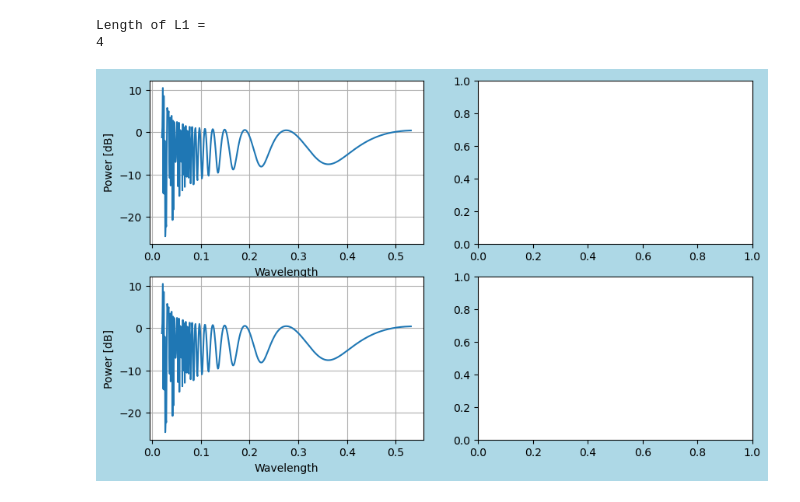
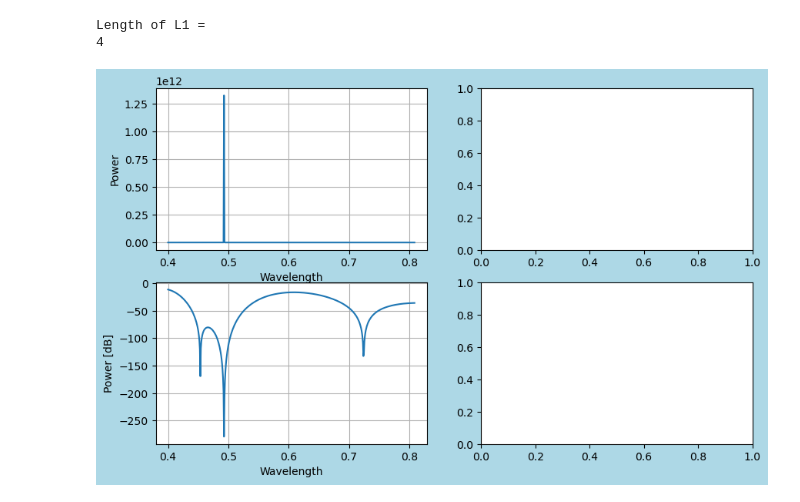
Before and after one commit to tacticstactics/Optical_thin_film_coating, a Jupyter notebook: Antireflection_main.ipynb, the cells around one changed output. Saved outputs shown, nothing was run; the diff lists cells and outputs as text; code cells hidden in the pictures.

```diff
--- a/Antireflection_main.ipynb
+++ b/Antireflection_main.ipynb
@@ -4,8 +4,6 @@ import matplotlib.pyplot as plt
 
 def transfermatrix(wl, n_name, th1):
 
-    nL = 1.463 + 0.003827/(wl**2) + 0.000/(wl**4)
-    nH = 2.1305 + 0.018499/(wl**2) + 0.00199850/(wl**4)
     #nQuartz = 1.6553 + 0.0086444/(wl.^2) + 0.00081178./(wl.^4)
     #nLN = sqrt(2.23413 + ((2.68312-wl.^2)/(wl.^2-0.04481)) + ((2.59121.* wl)/(wl - 109.776)));
 
@@ -16,9 +14,9 @@ def transfermatrix(wl, n_name, th1):
         case 0:
             n_index = 1
         case 1:
-            n_index = nL
+            n_index = 1.463 + 0.003827/(wl**2) + 0.000/(wl**4)
         case 2:
-            n_index = nH
+            n_index = 2.1305 + 0.018499/(wl**2) + 0.00199850/(wl**4)
 
 
 
@@ -40,18 +38,19 @@ def transfermatrix(wl, n_name, th1):
 #   thin_AR_func(startwl,stepwl,centerwl,mm,layer,thkpara);
 #global c;
 
-startwl = 0.02 # [um]
-stepwl = 0.001 # [um]
+startwl = 0.4 # [um]
+stepwl = 0.0008 # [um]
 
 mm = 512 # number of sampling point
 
 layer1 = np.array([0, 1, 2, 1])
 
-thkpara = np.array([0.181924, 0.181924, 0.181924, 0.181924])
+#thkpara = np.array([0.181924, 0.181924, 0.181924, 0.181924])
+thkpara = np.array([0.25, 0.25, 0.25, 0.25])
 
-len_layer1 = len(layer1)
+num_layers = len(layer1)
 print('Length of L1 = ')
-print(len_layer1)
+print(num_layers)
 
 wlcol= np.zeros(mm)
 P1col=np.zeros(mm)
@@ -65,78 +64,87 @@ for ii in range(mm):
     wl = startwl + stepwl *ii
     wlcol[ii] = wl
 
-    TMin = np.array([[1,0],[0,1]])
 
     n0 = 1
     ns = 1.463 + 0.003827/(wl**2) + 0.000/(wl**4)
 
+    for kk in range(num_layers):
 
-    for kk in range(len_layer1):
+        match kk:
+            case 0:
+                M_intermediate1 = np.eye(2)
 
         n_name = layer1[kk]
         thickness1 = thkpara[kk]
 
-        TM_intermediate = transfermatrix(wl, n_name, thickness1)
+        M_kk = transfermatrix(wl, n_name, thickness1)
 
-        TMin = TM_intermediate
+        M_inermediate2 = M_intermediate1 * M_kk
+        M_intermediate1 = M_inermediate2
         #inner loop ended
 
-    TMout = TM_intermediate
+    M_total = M_intermediate1
+
+    #M_total = np.linalg.matrix_power(M_kk, num_layers)
 
     #print(TMout)
     #print("")
 
-    detTMout = np.linalg.det(TMout)
+    detTMout = np.linalg.det(M_total)
     #print("det = ", detTMout)
 
-    m11 = TMout[0,0]
-    m12 = TMout[0,1]
-    m21 = TMout[1,0]
-    m22 = TMout[1,1]
+    m11 = M_total[0,0]
+    m12 = M_total[0,1]
+    m21 = M_total[1,0]
+    m22 = M_total[1,1]
 
+    #t = 2 * n0 / (M_total[0, 0] * n0 + M_total[0, 1] * ns + M_total[1, 0] * n0 + M_total[1, 1] * ns)
     t = (2*n0) / ((m11 + m12*ns)*n0 + (m21 + m22*ns))
+
+    #t = (2*n0) / ((m11 + m12*ns)*n0 + (m21 + m22*ns))
+    #T = np.abs(t)**2
     T = t*np.conj(t) * (ns/n0)
+
     #s12 = 1/m22
 
     #P1 = np.abs(s12)**2
     P1 = T
-    P2 = P1
 
     P1col[ii] = P1
-    P2col[ii] = P2
+
 
     P1dBcol[ii] = -10*np.log(P1)
-    P2dBcol[ii] = -10*np.log(P2)
+
 
     #P1_Phase = np.angle(Eout3_x)
     #P1_phasecol[ii] = P1_Phase
 
     #outer loop ended
 
 
 fig = plt.figure(figsize = (10,6), facecolor='lightblue')
 ax1 = fig.add_subplot(2, 2, 1)
 ax2 = fig.add_subplot(2, 2, 2)
 ax3 = fig.add_subplot(2, 2, 3)
 ax4 = fig.add_subplot(2, 2, 4)
 
 
-ax1.plot(wlcol,P1dBcol)
+ax1.plot(wlcol,P1col)
 ax1.set_xlabel("Wavelength")
-ax1.set_ylabel("Power [dB]")
+ax1.set_ylabel("Power")
 ax1.grid()
 #ax1.set_ylim(0,1)
 
 
 
-ax3.plot(wlcol,P2dBcol)
+ax3.plot(wlcol,P1dBcol)
 ax3.grid()
 ax3.set_xlabel("Wavelength")
 ax3.set_ylabel("Power [dB]")
 #ax2.set_ylim(0,1)
 
 plt.show()
 # %% [output]
 Length of L1 =
 4
-[figure, old version]
+[figure, new version]
```
Also changed, not shown: parts of 1 cell of this notebook, 1 other file.
